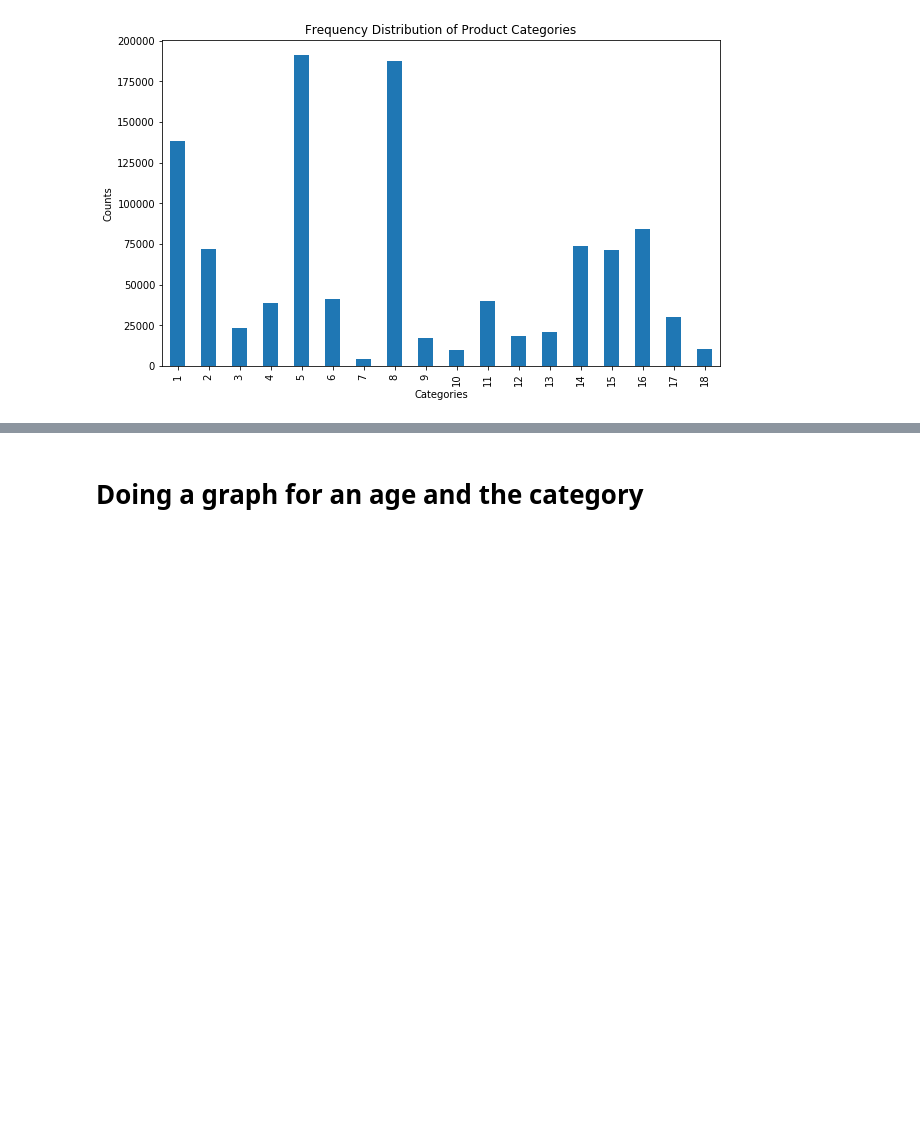
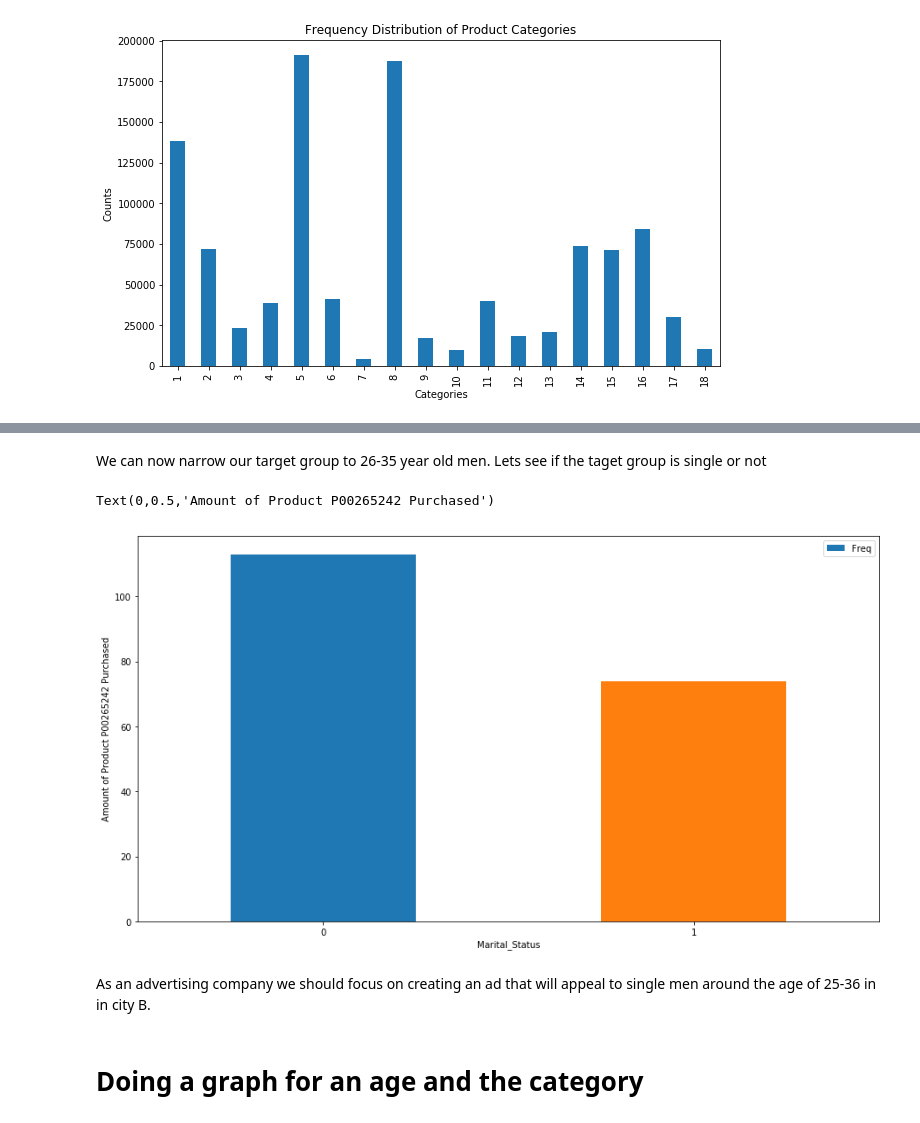
Before and after one commit to mtruon11/Black-Friday-Analysis, a Jupyter notebook: Black-Friday-Analysis.ipynb, the cells around one changed output, grey strips where cells are left out. Saved outputs shown, nothing was run; the diff lists cells and outputs as text; code cells hidden in the pictures; blank space fills up the shorter version.

```diff
--- a/Black-Friday-Analysis.ipynb
+++ b/Black-Friday-Analysis.ipynb
@@ -303,3 +353,21 @@ Text(0,0.5,'Counts')
+# %% [markdown]
+We can now narrow our target group to 26-35 year old men. Lets see if the taget group is single or not
+# %%
+target = target.loc[target['Gender']=='M']
+freq_purchase =  target.groupby(['Marital_Status']).Product_ID.count().to_frame()
+freq_purchase['Freq'] = freq_purchase.Product_ID #create a new column named "Freq"
+freq_purchase = freq_purchase.drop(columns=['Product_ID'], axis=1)
+freq_purchase.reset_index(level=0, inplace=True)
+ax = freq_purchase.plot.bar(x='Marital_Status', y='Freq', rot=0)
+ax.figure.set_size_inches(15, 8)
+plt.xlabel("Marital_Status")
+plt.ylabel("Amount of Product P00265242 Purchased")
+# %% [output]
+Text(0,0.5,'Amount of Product P00265242 Purchased')
+[figure, added]
+# %% [markdown]
+As an advertising company we should focus on creating an ad that will appeal to single men around the age of 25-36 in
+in city B.
 # %% [markdown]
 # Doing a graph for an age and the category
 # %% [markdown]
```
Also changed, not shown: parts of 9 cells of this notebook.
